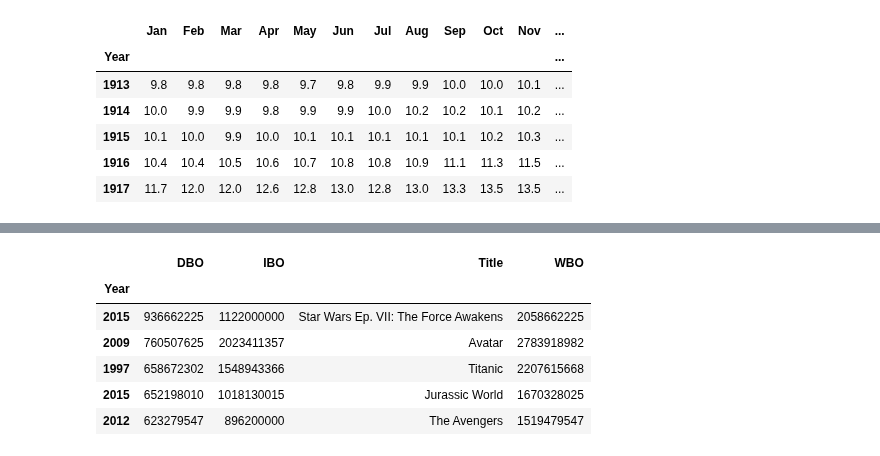
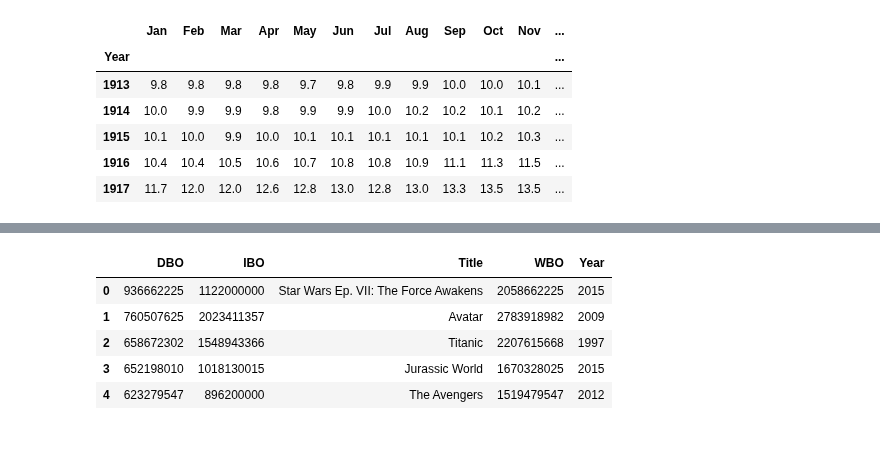
Before and after one commit to LutherCSMiller/project2-loutan01, a Jupyter notebook: Box Office Prices.ipynb, the cells around one changed output, grey strips where cells are left out. Saved outputs shown, nothing was run; the diff lists cells and outputs as text; code cells hidden in the pictures.

Commit message:
box office price stuff

```diff
--- a/Box Office Prices.ipynb
+++ b/Box Office Prices.ipynb
@@ -30,21 +56,21 @@ allrows
 # %%
 rawData = {'Year':[], 'Title':[], 'DBO':[], 'IBO':[], 'WBO':[]}
 for movie in allrows[1:101]:
     td = movie.find_all('td')
     rawData['Year'].append(int(td[1].text))
     rawData['Title'].append(td[2].text)
     rawData['DBO'].append(int(td[3].text.strip('$').replace(',','')))
     rawData['IBO'].append(int(td[4].text.strip('$').replace(',','')))
     rawData['WBO'].append(int(td[5].text.strip('$').replace(',','')))
 
-boxOfficeHits = pd.DataFrame(rawData).set_index(keys="Year")
+boxOfficeHits = pd.DataFrame(rawData)
+
 
 boxOfficeHits.head()
 # %% [output]
-|  | DBO | IBO | Title | WBO |
-| Year |  |  |  |  |
-| 2015 | 936662225 | 1122000000 | Star Wars Ep. VII: The Force Awakens | 2058662225 |
-| 2009 | 760507625 | 2023411357 | Avatar | 2783918982 |
-| 1997 | 658672302 | 1548943366 | Titanic | 2207615668 |
-| 2015 | 652198010 | 1018130015 | Jurassic World | 1670328025 |
-| 2012 | 623279547 | 896200000 | The Avengers | 1519479547 |
+|  | DBO | IBO | Title | WBO | Year |
+| 0 | 936662225 | 1122000000 | Star Wars Ep. VII: The Force Awakens | 2058662225 | 2015 |
+| 1 | 760507625 | 2023411357 | Avatar | 2783918982 | 2009 |
+| 2 | 658672302 | 1548943366 | Titanic | 2207615668 | 1997 |
+| 3 | 652198010 | 1018130015 | Jurassic World | 1670328025 | 2015 |
+| 4 | 623279547 | 896200000 | The Avengers | 1519479547 | 2012 |
```
Also changed, not shown: parts of 9 cells of this notebook.
